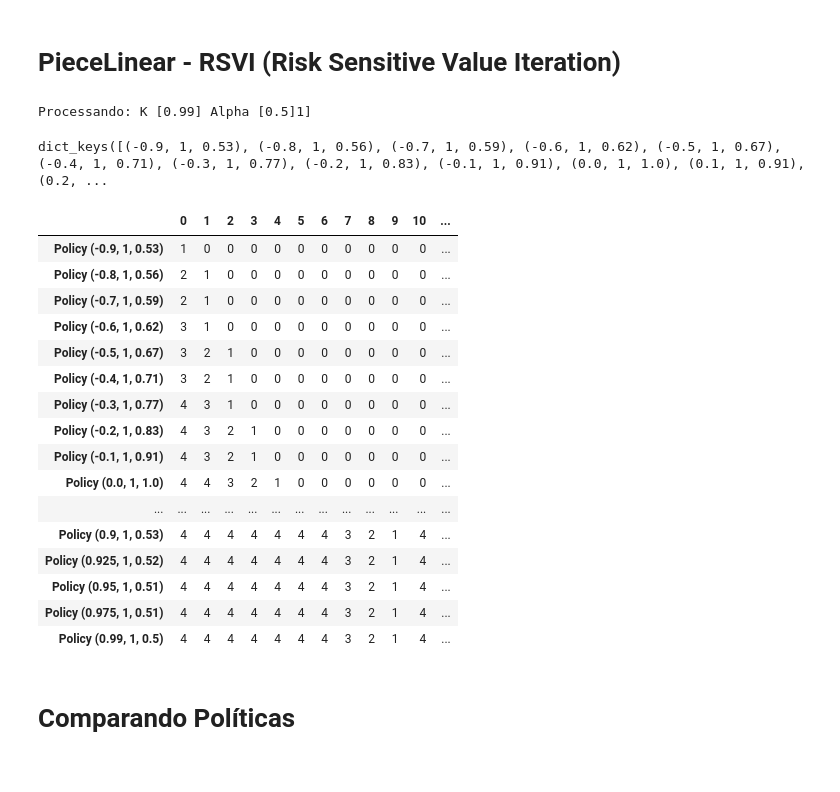
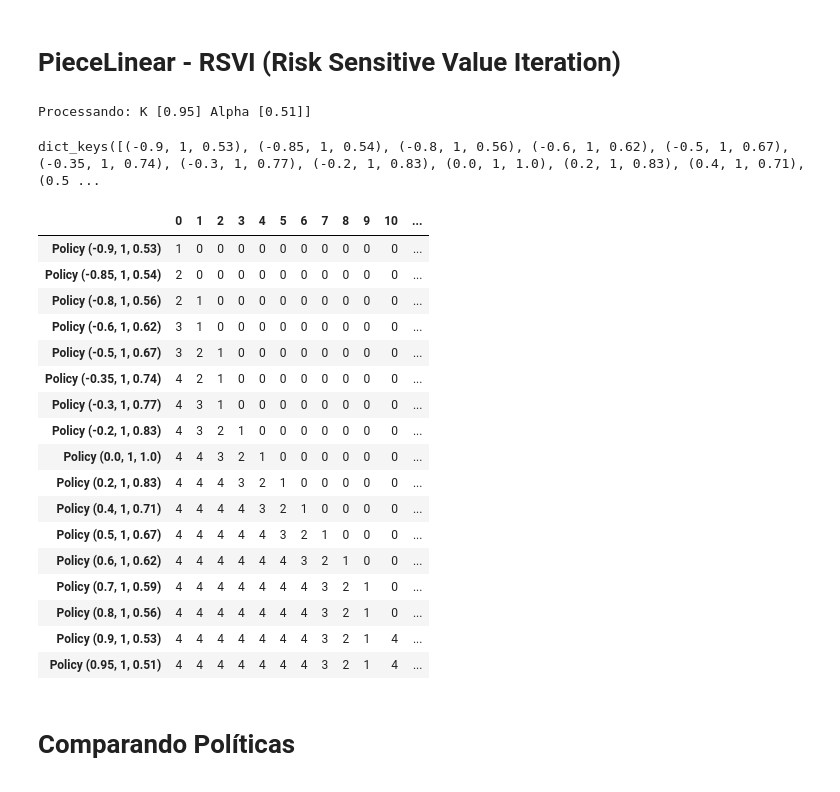
Before and after one commit to igormiyamura/ppgsi_riskaverse_rl, a Jupyter notebook: notebooks/2_DrivingLicense.ipynb, the cells around one changed output. Cells and saved outputs as stored; diff of their text form; code cells hidden in the pictures.

```diff
--- a/notebooks/2_DrivingLicense.ipynb
+++ b/notebooks/2_DrivingLicense.ipynb
@@ -111,14 +79,14 @@ def build_dataframe_driver_license(d):
 # Value Iteration
 # %%
 if run_neutral_vi:
-    rdl = run_driving_license(Neutral_VI, 'Neutral-VI', discount_factor=discount_factor, epsilon=epsilon, _log=False)
+    rdl = nbe.run_driving_license(dl, T, C, actions, Neutral_VI, 'Neutral-VI', discount_factor=discount_factor, epsilon=epsilon, _log=False)
     display(rdl.V)
     display(rdl.PI)
 # %% [markdown]
 # Policy Iteration
 # %%
 if run_neutral_pi:
-    rdl = run_driving_license(Neutral_PI, 'Neutral-PI', discount_factor=discount_factor, epsilon=epsilon, _log=False)
+    rdl = nbe.run_driving_license(dl, T, C, actions, Neutral_PI, 'Neutral-PI', discount_factor=discount_factor, epsilon=epsilon, _log=False)
     display(rdl.V)
     display(rdl.PI)
 # %% [markdown]
@@ -130,17 +98,17 @@ if run_EUF_RSVI:
     if config_reduzida:
         range_lambda = [-0.2, 0.5]
     else:
-        range_lambda = [-0.2, -0.15, -0.1, -0.05, 0, 0.05, 0.1, 0.15, 0.2, 0.25, 0.3, 0.35, 0.4, 0.45, 0.5, 0.55,
-                        0.6, 0.7, 0.8]
+        range_lambda = [-0.9, -0.8, -0.7, -0.6, -0.5, -0.4, -0.3, -0.2, -0.15, -0.1, -0.05, 0, 0.05, 0.1, 0.15, 0.2, 0.25, 0.3, 0.35, 0.4, 0.45, 0.5, 0.55,
+                        0.6, 0.65, 0.7, 0.8, 0.9, 1, 2]
 
     for vl_lambda in range_lambda:
         print(f'Processando: Lambda [{vl_lambda}]', end='\r')
         EUF_RSVI[vl_lambda] = \
-            run_driving_license(model=ExponentialUtility_RSVI, model_name='EUF_RSVI',
+            nbe.run_driving_license(dl, T, C, actions, model=ExponentialUtility_RSVI, model_name='EUF_RSVI',
             vl_lambda=vl_lambda, epsilon=epsilon, _log=False)
 
     display(EUF_RSVI.keys())
 
-    df_EUF_RSVI = build_dataframe_driver_license(EUF_RSVI)
+    df_EUF_RSVI = nbm.build_dataframe_driver_license(EUF_RSVI)
     display(df_EUF_RSVI)
 # %% [output]
@@ -173,17 +141,16 @@ if run_EUF_RSPI:
     if config_reduzida:
         range_lambda = [-0.2, -0.1, 0.2]
     else:
-        range_lambda = [-0.2, -0.15, -0.1, -0.05, 0, 0.05, 0.1, 0.15, 0.2, 0.25, 0.3, 0.35, 0.4, 0.45, 0.5, 0.55,
-                        0.6, 0.65, 0.7, 0.8, 0.9, 1]
+        range_lambda = [-0.7, -0.6, -0.4, -0.3, -0.2, -0.15, -0.135, -0.1, 0, 0.05, 0.1, 0.2, 0.3, 0.4, 0.55, 0.7, 0.9, 1, 1.5, 2]
 
     for vl_lambda in range_lambda:
         print(f'Processando: Lambda [{vl_lambda}]', end='\r')
         EUF_RSPI[vl_lambda] = \
-            run_driving_license(model=ExponentialUtility_RSPI, model_name='EUF_RSPI',
+            nbe.run_driving_license(dl, T, C, actions, model=ExponentialUtility_RSPI, model_name='EUF_RSPI',
             vl_lambda=vl_lambda, epsilon=epsilon, explogsum=explogsum, _log=False)
 
     display(EUF_RSPI.keys())
 
-    df_EUF_RSPI = build_dataframe_driver_license(EUF_RSPI)
+    df_EUF_RSPI = nbm.build_dataframe_driver_license(EUF_RSPI)
     display(df_EUF_RSPI)
 # %% [output]
@@ -212,47 +178,48 @@ dict_keys([-0.2, -0.15, -0.1, -0.05, 0, 0.05, 0.1, 0.15, 0.2, 0.25, 0.3, 0.35, 0
 # %%
 if run_PWL_RSVI:
     PWL_RSVI = {}
     df_PWL_RSVI = pd.DataFrame()
 
     if config_reduzida:
         range_k     = [-0.9, 0.9]
     else:
-        range_k     = [-0.9, -0.8, -0.7, -0.6, -0.5, -0.4, -0.3, -0.2, -0.1, 0.0,
-                       0.1, 0.2, 0.3, 0.4, 0.5, 0.6, 0.7, 0.8, 0.9, 0.925, 0.95, 0.975, 0.99]
+        range_k     = [-0.9, -0.85, -0.8, -0.6, -0.5, -0.35, -0.3, -0.2, 0.0,
+                       0.2, 0.4, 0.5, 0.6, 0.7, 0.8, 0.9, 0.95]
 
     gamma       = 1
     range_alpha = [np.round(1/(1+abs(k)), 2) for k in range_k]
 
     for i in range(0, len(range_k)):
         print(f'Processando: K [{range_k[i]}] Alpha [{range_alpha[i]}]', end='\r')
         PWL_RSVI[(range_k[i], gamma, range_alpha[i])] = \
-            run_driving_license(model=PieceLinear_RSVI, model_name='PL_RSVI',
+            nbe.run_driving_license(dl, T, C, actions, model=PieceLinear_RSVI, model_name='PL_RSVI',
             gamma=gamma, k=range_k[i], alpha=range_alpha[i], epsilon=epsilon, _log=False)
 
     display(PWL_RSVI.keys())
 
-    df_PWL_RSVI = build_dataframe_driver_license(PWL_RSVI)
+    df_PWL_RSVI = nbm.build_dataframe_driver_license(PWL_RSVI)
     display(df_PWL_RSVI)
 # %% [output]
-Processando: K [0.99] Alpha [0.5]1]
+Processando: K [0.95] Alpha [0.51]]
-dict_keys([(-0.9, 1, 0.53), (-0.8, 1, 0.56), (-0.7, 1, 0.59), (-0.6, 1, 0.62), (-0.5, 1, 0.67), (-0.4, 1, 0.71), (-0.3, 1, 0.77), (-0.2, 1, 0.83), (-0.1, 1, 0.91), (0.0, 1, 1.0), (0.1, 1, 0.91), (0.2, ...
+dict_keys([(-0.9, 1, 0.53), (-0.85, 1, 0.54), (-0.8, 1, 0.56), (-0.6, 1, 0.62), (-0.5, 1, 0.67), (-0.35, 1, 0.74), (-0.3, 1, 0.77), (-0.2, 1, 0.83), (0.0, 1, 1.0), (0.2, 1, 0.83), (0.4, 1, 0.71), (0.5 ...
 |  | 0 | 1 | 2 | 3 | 4 | 5 | 6 | 7 | 8 | 9 | 10 | ... |
 | Policy (-0.9, 1, 0.53) | 1 | 0 | 0 | 0 | 0 | 0 | 0 | 0 | 0 | 0 | 0 | ... |
+| Policy (-0.85, 1, 0.54) | 2 | 0 | 0 | 0 | 0 | 0 | 0 | 0 | 0 | 0 | 0 | ... |
 | Policy (-0.8, 1, 0.56) | 2 | 1 | 0 | 0 | 0 | 0 | 0 | 0 | 0 | 0 | 0 | ... |
-| Policy (-0.7, 1, 0.59) | 2 | 1 | 0 | 0 | 0 | 0 | 0 | 0 | 0 | 0 | 0 | ... |
 | Policy (-0.6, 1, 0.62) | 3 | 1 | 0 | 0 | 0 | 0 | 0 | 0 | 0 | 0 | 0 | ... |
 | Policy (-0.5, 1, 0.67) | 3 | 2 | 1 | 0 | 0 | 0 | 0 | 0 | 0 | 0 | 0 | ... |
-| Policy (-0.4, 1, 0.71) | 3 | 2 | 1 | 0 | 0 | 0 | 0 | 0 | 0 | 0 | 0 | ... |
+| Policy (-0.35, 1, 0.74) | 4 | 2 | 1 | 0 | 0 | 0 | 0 | 0 | 0 | 0 | 0 | ... |
 | Policy (-0.3, 1, 0.77) | 4 | 3 | 1 | 0 | 0 | 0 | 0 | 0 | 0 | 0 | 0 | ... |
 | Policy (-0.2, 1, 0.83) | 4 | 3 | 2 | 1 | 0 | 0 | 0 | 0 | 0 | 0 | 0 | ... |
-| Policy (-0.1, 1, 0.91) | 4 | 3 | 2 | 1 | 0 | 0 | 0 | 0 | 0 | 0 | 0 | ... |
 | Policy (0.0, 1, 1.0) | 4 | 4 | 3 | 2 | 1 | 0 | 0 | 0 | 0 | 0 | 0 | ... |
-| ... | ... | ... | ... | ... | ... | ... | ... | ... | ... | ... | ... | ... |
+| Policy (0.2, 1, 0.83) | 4 | 4 | 4 | 3 | 2 | 1 | 0 | 0 | 0 | 0 | 0 | ... |
+| Policy (0.4, 1, 0.71) | 4 | 4 | 4 | 4 | 3 | 2 | 1 | 0 | 0 | 0 | 0 | ... |
+| Policy (0.5, 1, 0.67) | 4 | 4 | 4 | 4 | 4 | 3 | 2 | 1 | 0 | 0 | 0 | ... |
+| Policy (0.6, 1, 0.62) | 4 | 4 | 4 | 4 | 4 | 4 | 3 | 2 | 1 | 0 | 0 | ... |
+| Policy (0.7, 1, 0.59) | 4 | 4 | 4 | 4 | 4 | 4 | 4 | 3 | 2 | 1 | 0 | ... |
+| Policy (0.8, 1, 0.56) | 4 | 4 | 4 | 4 | 4 | 4 | 4 | 3 | 2 | 1 | 0 | ... |
 | Policy (0.9, 1, 0.53) | 4 | 4 | 4 | 4 | 4 | 4 | 4 | 3 | 2 | 1 | 4 | ... |
-| Policy (0.925, 1, 0.52) | 4 | 4 | 4 | 4 | 4 | 4 | 4 | 3 | 2 | 1 | 4 | ... |
 | Policy (0.95, 1, 0.51) | 4 | 4 | 4 | 4 | 4 | 4 | 4 | 3 | 2 | 1 | 4 | ... |
-| Policy (0.975, 1, 0.51) | 4 | 4 | 4 | 4 | 4 | 4 | 4 | 3 | 2 | 1 | 4 | ... |
-| Policy (0.99, 1, 0.5) | 4 | 4 | 4 | 4 | 4 | 4 | 4 | 3 | 2 | 1 | 4 | ... |
 # %% [markdown]
 # Comparando Políticas
 
```
Also changed, not shown: parts of 26 cells of this notebook, 27 other files.
